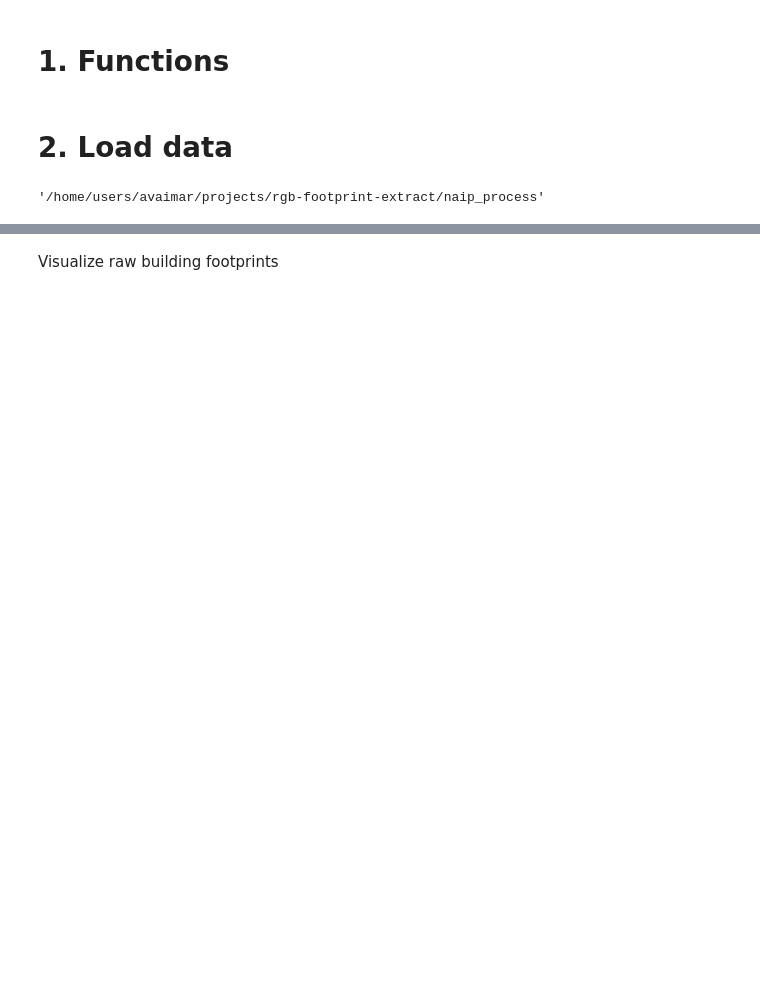
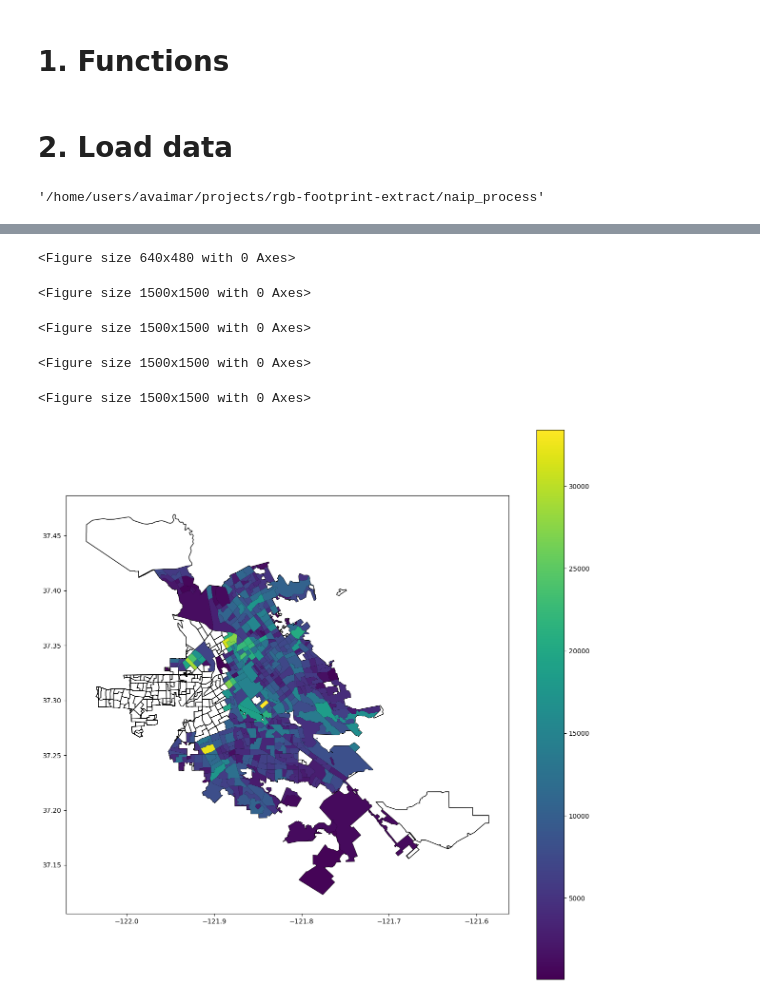
Before and after one commit to aatifjiwani/rgb-footprint-extract, a Jupyter notebook: naip_process/CBG-level Inference.ipynb, the cells around one changed output, grey strips where cells are left out. Saved outputs shown, nothing was run; the diff lists cells and outputs as text; code cells hidden in the pictures; blank space fills up the shorter version.

```diff
--- a/naip_process/CBG-level Inference.ipynb
+++ b/naip_process/CBG-level Inference.ipynb
@@ -15,7 +15,7 @@ tqdm.pandas()
 # %% [markdown]
 # 1. Functions
 # %%
-def viz(cbg_sj, cbg_footprints, column, fp):
+def viz(cbg_sj, cbg_footprints, column, fp, save=True):
 
     # plot shapefile using the inferred area as the label for each CBG
     plt.clf()
@@ -24,7 +24,10 @@ def viz(cbg_sj, cbg_footprints, column, fp):
     ax.set_aspect('equal')
     cbg_sj.plot(ax=ax, zorder=1, color='white', edgecolor="black")
     cbg_footprints.loc[cbg_footprints[column] == 1].plot(column='area', zorder=2, ax=ax, legend=True)
-    plt.savefig(os.path.join(fp, 'outputs', 'plot_{}.png'.format(column)))
+    if save:
+        plt.savefig(os.path.join(fp, 'Visualizations', 'plot_{}.png'.format(column)))
+    else:
+        plt.show()
 # %%
 def get_footprint_gpd(mask, file_name, size):
     """
@@ -318,2 +319,0 @@ building_footprints, cbg_footprints = main_split(cbg_sj=cbg_sj, zoning=zoning,
-# %% [markdown]
-Visualize raw building footprints
@@ -337,0 +320,9 @@ plt.show()
+# %%
+viz(cbg_sj, cbg_footprints, 'small', OUTPUT_FP, False)
+# %% [output]
+<Figure size 640x480 with 0 Axes>
+<Figure size 1500x1500 with 0 Axes>
+<Figure size 1500x1500 with 0 Axes>
+<Figure size 1500x1500 with 0 Axes>
+<Figure size 1500x1500 with 0 Axes>
+[figure, added]
```
Also changed, not shown: parts of 15 cells of this notebook.
